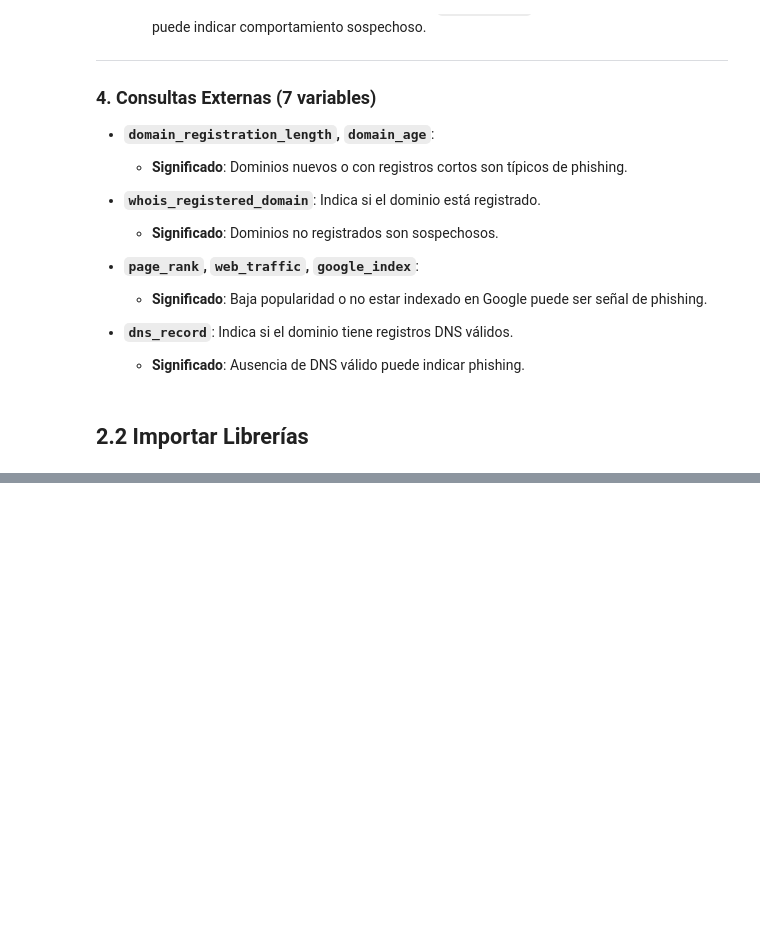
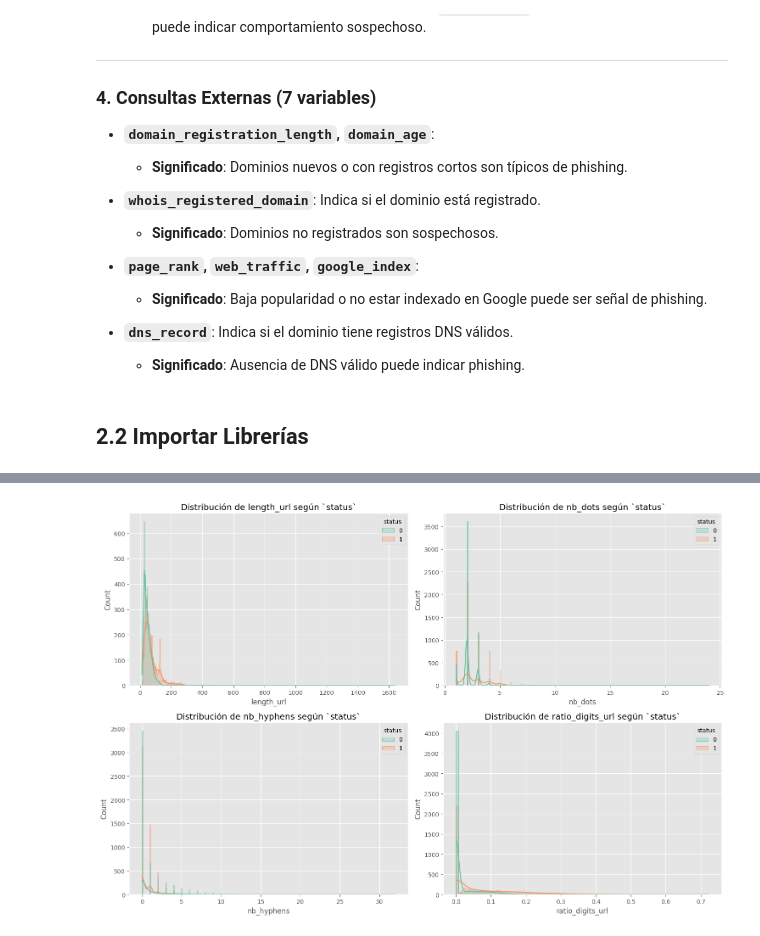
Before and after one commit to jarkillo/Phishing_modelos_decision, a Jupyter notebook: Phising_ETL.ipynb, the cells around one changed output, grey strips where cells are left out. Cells and saved outputs as stored; diff of their text form; code cells hidden in the pictures; blank space fills up the shorter version.

```diff
--- a/Phising_ETL.ipynb
+++ b/Phising_ETL.ipynb
@@ -209,0 +477,19 @@ plt.style.use('ggplot')
+# %%
+# Escogemos algunas variables relevantes para analizar su relación con 'status'
+variables_interes = ['length_url', 'nb_dots', 'nb_hyphens', 'ratio_digits_url']
+
+# Graficamos distribuciones separadas por el valor de 'status'
+import seaborn as sns
+import matplotlib.pyplot as plt
+
+fig, axes = plt.subplots(2, 2, figsize=(15, 10))
+axes = axes.flatten()
+
+for i, var in enumerate(variables_interes):
+    sns.histplot(data=df_train, x=var, hue='status', kde=True, ax=axes[i], palette='Set2', element='step')
+    axes[i].set_title(f'Distribución de {var} según `status`')
+
+plt.tight_layout()
+plt.show()
+# %% [output]
+[figure, added]
```
Also changed, not shown: parts of 49 cells of this notebook.
